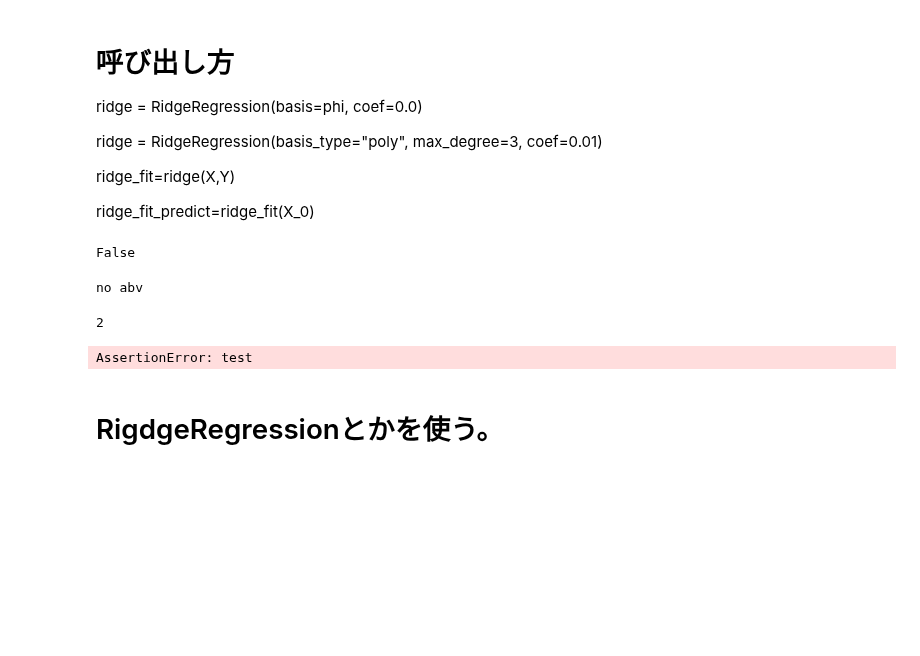
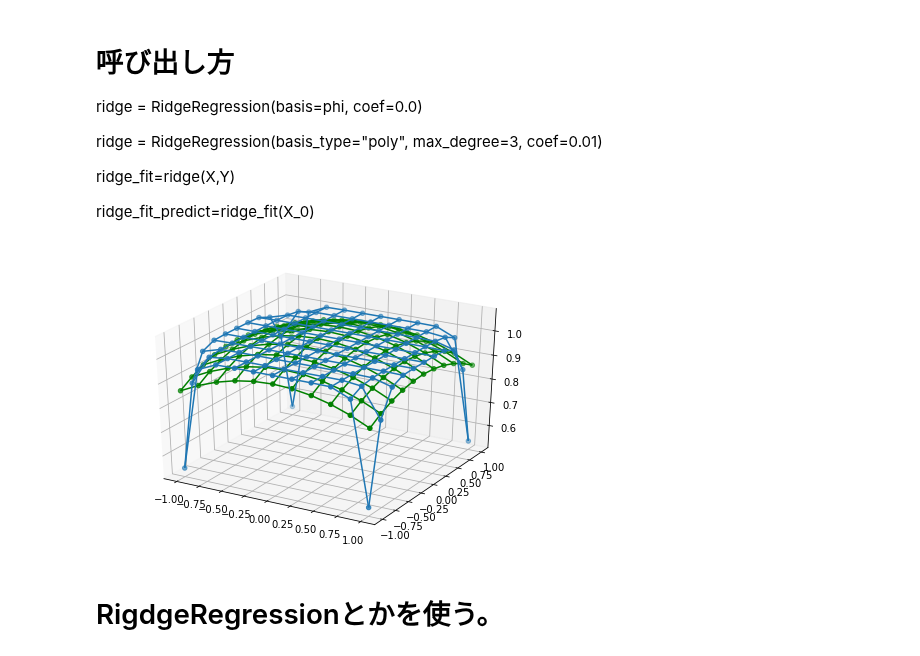
Before and after one commit to KensakuNakamura/data_analysis_practice, a Jupyter notebook: RidgeRegression.ipynb, the cells around one changed output. Cells and saved outputs as stored; diff of their text form; code cells hidden in the pictures; blank space fills up the shorter version.

```diff
--- a/RidgeRegression.ipynb
+++ b/RidgeRegression.ipynb
@@ -51,7 +51,6 @@ class MLmodel:
         self.X_test=X_test
         self.t_test=None
 
-        assert False ,"test"
         return
 
     def plot(self,training_data=True,test_data=False):
@@ -64,13 +63,14 @@ class MLmodel:
             ax.scatter(self.X_train[0],self.X_train[1],self.t_train) #<---ここでplot
 
         if test_data:
+
+            assert type(self.X_test)!=type(None), "X_test none"
+            assert type(self.t_test)!=type(None), "t_test none"
+
+
             ax.scatter(self.X_test[0],self.X_test[1],self.t_test,color='green') #<---ここでplot
             ax.plot_wireframe(self.X_test[0],self.X_test[1],self.t_test,color='green') #<---ここでplot
 
-#X_test が無い、というerrorが出てくる
-#class RidgeRegressionでX_testが呼ばれていないのか？
-#そもそも、rg.predict(X)していない？
-
         return
 # %%
 class RidgeRegression(MLmodel):
@@ -101,8 +101,8 @@ class RidgeRegression(MLmodel):
         for i,ph in enumerate(self.basis):
             PHI[:,i] = np.reshape(ph(self.X_test[0],self.X_test[1]),self.num_data)
 
-            Y_predicted_array=PHI.dot(self.w)
-            Y_predicted=Y_predicted_array.reshape(tuple_data_shape)
+            self.t_test_array=PHI.dot(self.w)
+            self.t_test=self.t_test_array.reshape(self.X_test[0].shape)
 
         return
 # %%
@@ -114,31 +114,6 @@ class PolynomialRegression(RidgeRegression):
 
         RidgeRegression.__init__(self,polynomial_basis,regular_coef)
         return
-# %%
-
-nonetype=type (None)
-a=[2,3]
-a_type=type(a)
-print (a_type==nonetype)
-# %% [output]
-False
-# %%
-try:
-    assert False, "test error"
-except:
-    print ("no abv")
-# %% [output]
-no abv
-# %%
-# グローバルスコープでチェック
-if 'abc' in globals():
-    print (1)
-    # あった場合の処理
-else:
-    # なかった場合の処理
-    print (2)
-# %% [output]
-2
 # %%
 xy_min = -1
 xy_max = 1
@@ -151,15 +126,31 @@ x = np.linspace(xy_min, xy_max, n_division+1)
 X=np.meshgrid(x,x)
 # t=np.sin(X[0])+3*np.cos(X[1])+X[0]*X[1]+np.sin(X[1])**2 *np.cos(X[0])*X[1]**(5)
 t=X[0]**6*X[1]**3
+# %%
+# 関数を適当に与えるやりかた
+phi_00 =lambda a,b : np.ones(a.shape)
+phi_10 =lambda a,b : a
+phi_01 =lambda a,b : b
+phi_20 =lambda a,b : a**2
+phi_11 =lambda a,b : a*b
+phi_02 =lambda a,b : b**2
+phi_05 =lambda a,b : b**5
+phi_sin_x= lambda a,b: np.sin(a)
+phi_sin_y= lambda a,b: np.sin(b)
+phi_cos_x= lambda a,b: np.cos(a)
+phi_cos_y= lambda a,b: np.cos(b)
+phi_05_sin_y2_cos_x = lambda a,b:b**5* np.sin(a)**2 *np.cos(b)
+
+phi = [phi_00, phi_10,phi_01,phi_20,phi_11,phi_02]
 # %%
 rg=RidgeRegression(phi)
 rg.set_data(X,t)
 rg.set_data(t_train=0*t)
 rg.fit(t_train=np.cos(t))
-#rg.predict(X)していない
+rg.predict(X)
 rg.plot(training_data=True,test_data=True)
 # %% [output]
-AssertionError: test
+[figure, added]
 # %% [markdown]
 # RigdgeRegressionとかを使う。
 # %%
```
Also changed, not shown: parts of 2 cells of this notebook.
